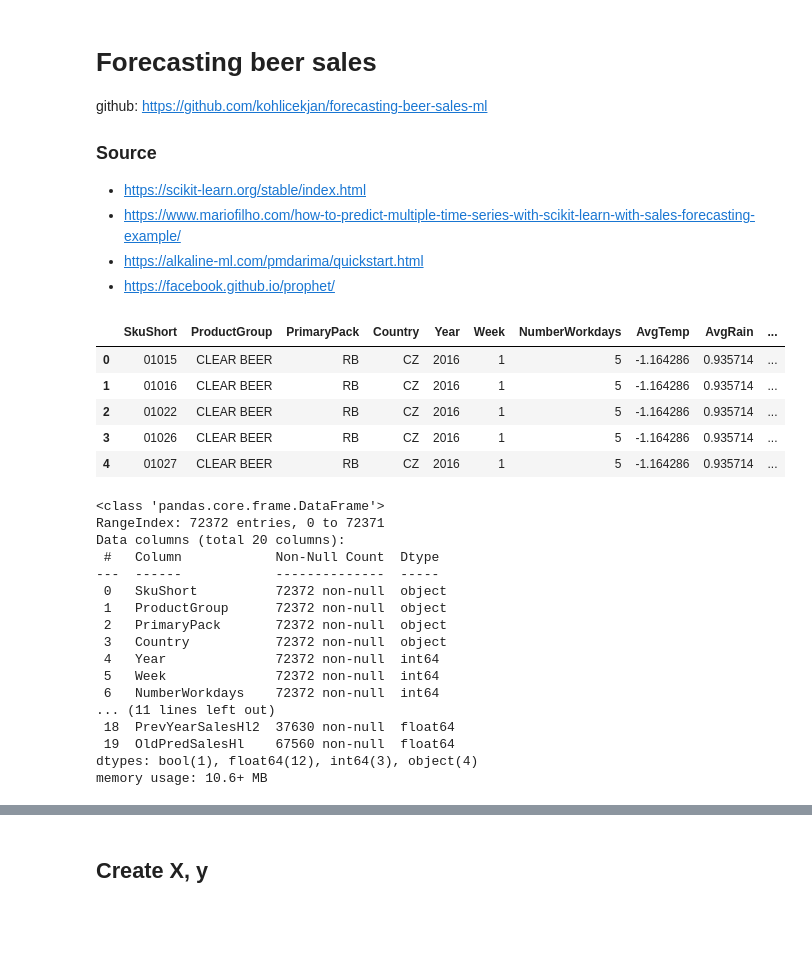
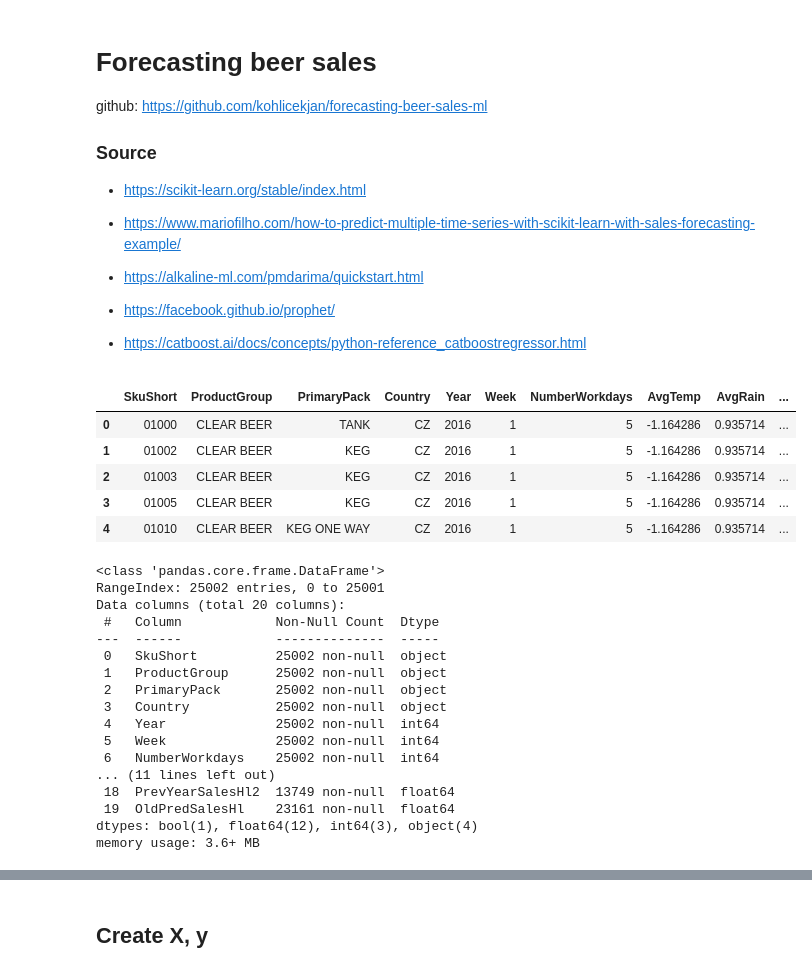
Before and after one commit to kohlicekjan/forecasting-beer-sales-ml, a Jupyter notebook: main.ipynb, the cells around one changed output, grey strips where cells are left out. Saved outputs shown, nothing was run; the diff lists cells and outputs as text; code cells hidden in the pictures; blank space fills up the shorter version.

```diff
--- a/main.ipynb
+++ b/main.ipynb
@@ -8,6 +8,9 @@ github: https://github.com/kohlicekjan/forecasting-beer-sales-ml
 - https://www.mariofilho.com/how-to-predict-multiple-time-series-with-scikit-learn-with-sales-forecasting-example/
 - https://alkaline-ml.com/pmdarima/quickstart.html
 - https://facebook.github.io/prophet/
+
+
+- https://catboost.ai/docs/concepts/python-reference_catboostregressor.html
 # %%
 import pandas as pd
 import numpy as np
@@ -38,45 +42,44 @@ MODEL_PATH = f'./models/{DATASET_NAME}_model.joblib'
 RESULT_CSV_PATH = f'./results/{DATASET_NAME}_result.csv'
 RESULT_EXCEL_PATH = f'./results/{DATASET_NAME}_result.xlsx'
 # %%
-
 data_dtype = {'SkuShort':'str', 'ProductGroup':'str', 'PrimaryPack':'str', 'Country':'str', 'IsLockdown':'bool'}
 
-#data = pd.read_csv(DATA_PATH, header=0, decimal=",", dtype=data_dtype)
+data = pd.read_csv(DATA_PATH, header=0, decimal=",", dtype=data_dtype)
 
-data_off_trade = pd.read_csv(f'./data/off-trade_data.csv', header=0, decimal=",", dtype=data_dtype)
-data_on_trade = pd.read_csv(f'./data/on-trade_data.csv', header=0, decimal=",", dtype=data_dtype)
+# data_off_trade = pd.read_csv(f'./data/off-trade_data.csv', header=0, decimal=",", dtype=data_dtype)
+# data_on_trade = pd.read_csv(f'./data/on-trade_data.csv', header=0, decimal=",", dtype=data_dtype)
+# data = pd.concat([data_off_trade, data_on_trade], ignore_index=True)
 
-data = pd.concat([data_off_trade, data_on_trade], ignore_index=True)
 data = data.sort_values(by=['Year','Week']).reset_index().drop(columns=['index'])
 
 data.head()
 # %% [output]
 |  | SkuShort | ProductGroup | PrimaryPack | Country | Year | Week | NumberWorkdays | AvgTemp | AvgRain | ... |
-| 0 | 01015 | CLEAR BEER | RB | CZ | 2016 | 1 | 5 | -1.164286 | 0.935714 | ... |
-| 1 | 01016 | CLEAR BEER | RB | CZ | 2016 | 1 | 5 | -1.164286 | 0.935714 | ... |
-| 2 | 01022 | CLEAR BEER | RB | CZ | 2016 | 1 | 5 | -1.164286 | 0.935714 | ... |
-| 3 | 01026 | CLEAR BEER | RB | CZ | 2016 | 1 | 5 | -1.164286 | 0.935714 | ... |
-| 4 | 01027 | CLEAR BEER | RB | CZ | 2016 | 1 | 5 | -1.164286 | 0.935714 | ... |
+| 0 | 01000 | CLEAR BEER | TANK | CZ | 2016 | 1 | 5 | -1.164286 | 0.935714 | ... |
+| 1 | 01002 | CLEAR BEER | KEG | CZ | 2016 | 1 | 5 | -1.164286 | 0.935714 | ... |
+| 2 | 01003 | CLEAR BEER | KEG | CZ | 2016 | 1 | 5 | -1.164286 | 0.935714 | ... |
+| 3 | 01005 | CLEAR BEER | KEG | CZ | 2016 | 1 | 5 | -1.164286 | 0.935714 | ... |
+| 4 | 01010 | CLEAR BEER | KEG ONE WAY | CZ | 2016 | 1 | 5 | -1.164286 | 0.935714 | ... |
 # %%
 data.info()
 # %% [output]
 <class 'pandas.core.frame.DataFrame'>
-RangeIndex: 72372 entries, 0 to 72371
+RangeIndex: 25002 entries, 0 to 25001
 Data columns (total 20 columns):
  #   Column            Non-Null Count  Dtype
 ---  ------            --------------  -----
- 0   SkuShort          72372 non-null  object
- 1   ProductGroup      72372 non-null  object
- 2   PrimaryPack       72372 non-null  object
- 3   Country           72372 non-null  object
- 4   Year              72372 non-null  int64
- 5   Week              72372 non-null  int64
- 6   NumberWorkdays    72372 non-null  int64
+ 0   SkuShort          25002 non-null  object
+ 1   ProductGroup      25002 non-null  object
+ 2   PrimaryPack       25002 non-null  object
+ 3   Country           25002 non-null  object
+ 4   Year              25002 non-null  int64
+ 5   Week              25002 non-null  int64
+ 6   NumberWorkdays    25002 non-null  int64
 ... (11 lines left out)
- 18  PrevYearSalesHl2  37630 non-null  float64
- 19  OldPredSalesHl    67560 non-null  float64
+ 18  PrevYearSalesHl2  13749 non-null  float64
+ 19  OldPredSalesHl    23161 non-null  float64
 dtypes: bool(1), float64(12), int64(3), object(4)
-memory usage: 10.6+ MB
+memory usage: 3.6+ MB
 # %%
 data.describe()
 # %% [output]
```
Also changed, not shown: parts of 22 cells of this notebook, 8 other files.
